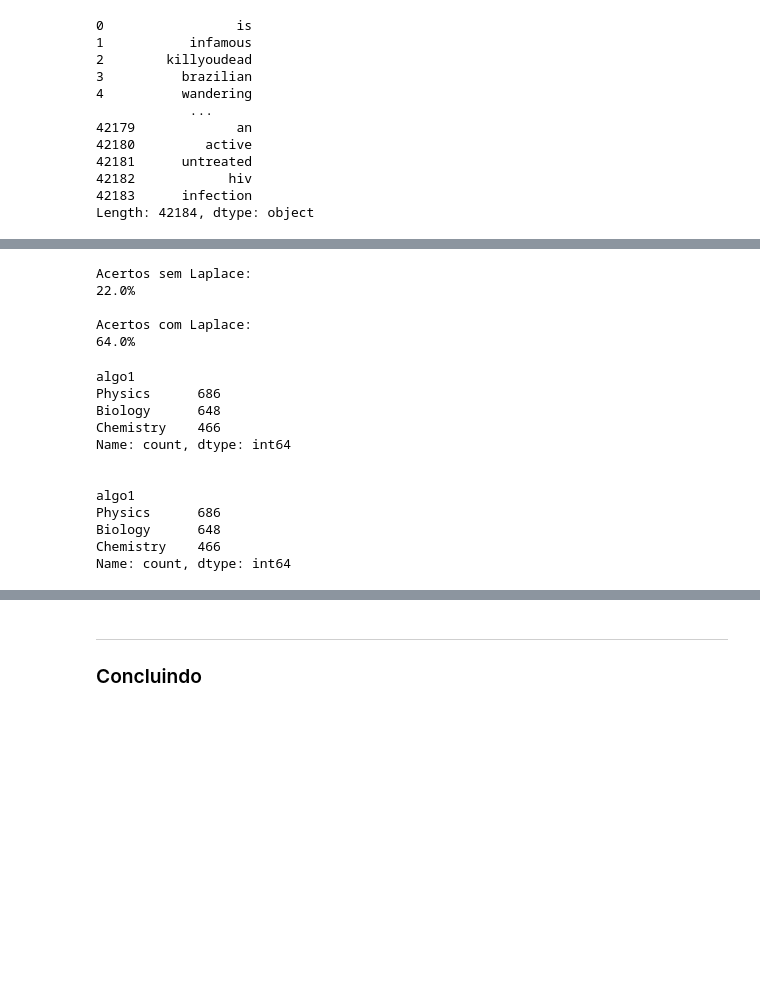
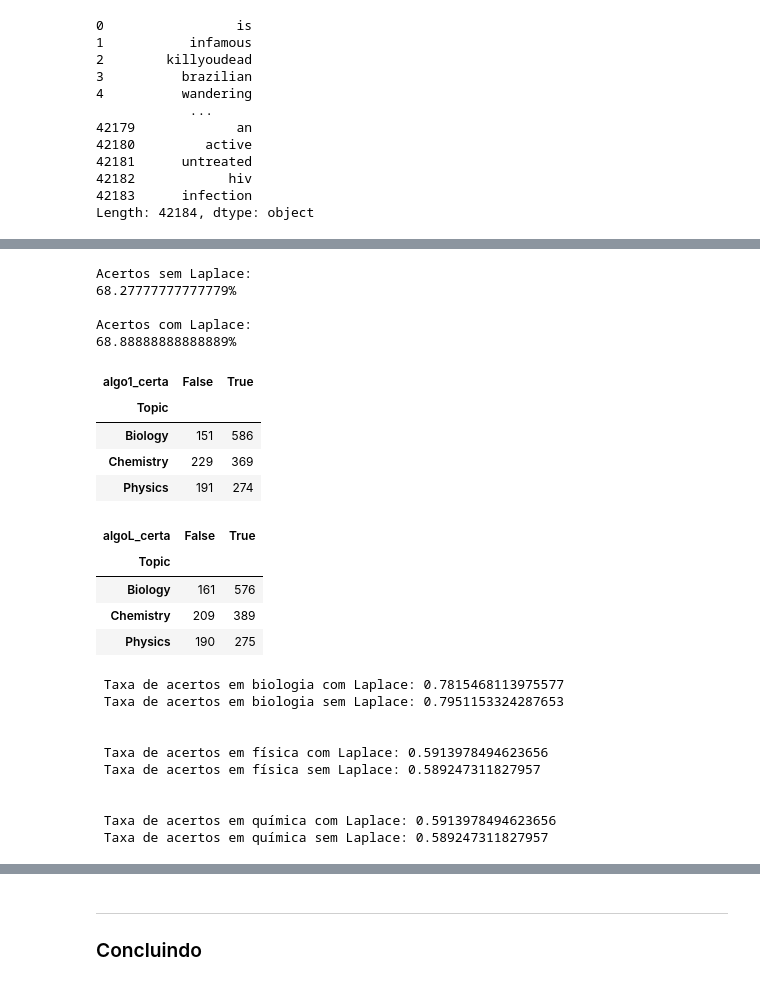
Before and after one commit to Danilo-C-Ramos/C-Dados-Grupo-1, a Jupyter notebook: Projeto1 Template.ipynb, the cells around one changed output, grey strips where cells are left out. Cells and saved outputs as stored; diff of their text form; code cells hidden in the pictures; blank space fills up the shorter version.

```diff
--- a/Projeto1 Template.ipynb
+++ b/Projeto1 Template.ipynb
@@ -425,32 +383,61 @@ Shes a contrarian who wants to tear down anything she sees as being hyped In thi
 # %%
-certos_algo1 = validacao.algo1_certa.value_counts(True)
-certos_algoL = validacao.algoL_certa.value_counts(True)
+acertos_algo1 = validacao.algo1_certa.value_counts(True)
+acertos_algoL = validacao.algoL_certa.value_counts(True)
 
 print('Acertos sem Laplace: ')
-print(f'{certos_algo1[True].round(2)*100}%')
+print(f'{acertos_algo1[True]*100}%')
 print('\nAcertos com Laplace:')
-print(f'{certos_algoL[True].round(2)*100}%')
+print(f'{acertos_algoL[True]*100}%')
 # %% [output]
 Acertos sem Laplace:
-22.0%
+68.27777777777779%
 
 Acertos com Laplace:
-64.0%
+68.88888888888889%
-# %%
-pd.crosstab(test.Topic, test.algo1, normalize=True)
-print(test.algo1.value_counts())
-print('\n')
-print(test.algo1.value_counts())
-# %% [output]
-algo1
-Physics      686
-Biology      648
-Chemistry    466
-Name: count, dtype: int64
-
-
-algo1
-Physics      686
-Biology      648
-Chemistry    466
-Name: count, dtype: int64
+# %%
+display(pd.crosstab(test.Topic, validacao.algo1_certa))
+display(pd.crosstab(test.Topic, validacao.algoL_certa))
+
+taxa_acerto_1 = [validacao.algo1_certa.value_counts()[0], validacao.algo1_certa.value_counts()[1]]
+
+#Análise Biologia
+validacao_biologia = validacao.loc[validacao.Topic == 'Biology']
+taxa_acerto_bio_L = validacao_biologia.algoL.value_counts(True)[0]
+validacao_biologia_algoL_acertos = validacao_biologia.algoL.value_counts()[0]
+taxa_acerto_bio_1 = validacao_biologia.algo1.value_counts(True)[0]
+print(f' Taxa de acertos em biologia com Laplace: {taxa_acerto_bio_L}','\n', f'Taxa de acertos em biologia sem Laplace: {taxa_acerto_bio_1}')
+print('\n')
+
+#Análise Física
+validacao_physics = validacao.loc[validacao.Topic == 'Physics']
+taxa_acerto_ph_L = validacao_physics.algoL.value_counts(True)[0]
+taxa_acerto_ph_1 = validacao_physics.algo1.value_counts(True)[0]
+print(f' Taxa de acertos em física com Laplace: {taxa_acerto_ph_L}', '\n', f'Taxa de acertos em física sem Laplace: {taxa_acerto_ph_1}')
+print('\n')
+
+#Análise Química
+validacao_chemistry = validacao.loc[validacao.Topic == 'Chemistry']
+taxa_acerto_ch_L = validacao_chemistry.algoL.value_counts(True)[0]
+taxa_acerto_ch_1 = validacao_chemistry.algo1.value_counts(True)[0]
+print(f' Taxa de acertos em química com Laplace: {taxa_acerto_ph_L}','\n', f'Taxa de acertos em química sem Laplace: {taxa_acerto_ph_1}')
+# %% [output]
+| algo1_certa | False | True |
+| Topic |  |  |
+| Biology | 151 | 586 |
+| Chemistry | 229 | 369 |
+| Physics | 191 | 274 |
+| algoL_certa | False | True |
+| Topic |  |  |
+| Biology | 161 | 576 |
+| Chemistry | 209 | 389 |
+| Physics | 190 | 275 |
+ Taxa de acertos em biologia com Laplace: 0.7815468113975577
+ Taxa de acertos em biologia sem Laplace: 0.7951153324287653
+
+
+ Taxa de acertos em física com Laplace: 0.5913978494623656
+ Taxa de acertos em física sem Laplace: 0.589247311827957
+
+
+ Taxa de acertos em química com Laplace: 0.5913978494623656
+ Taxa de acertos em química sem Laplace: 0.589247311827957
```
Also changed, not shown: parts of 6 cells of this notebook.
